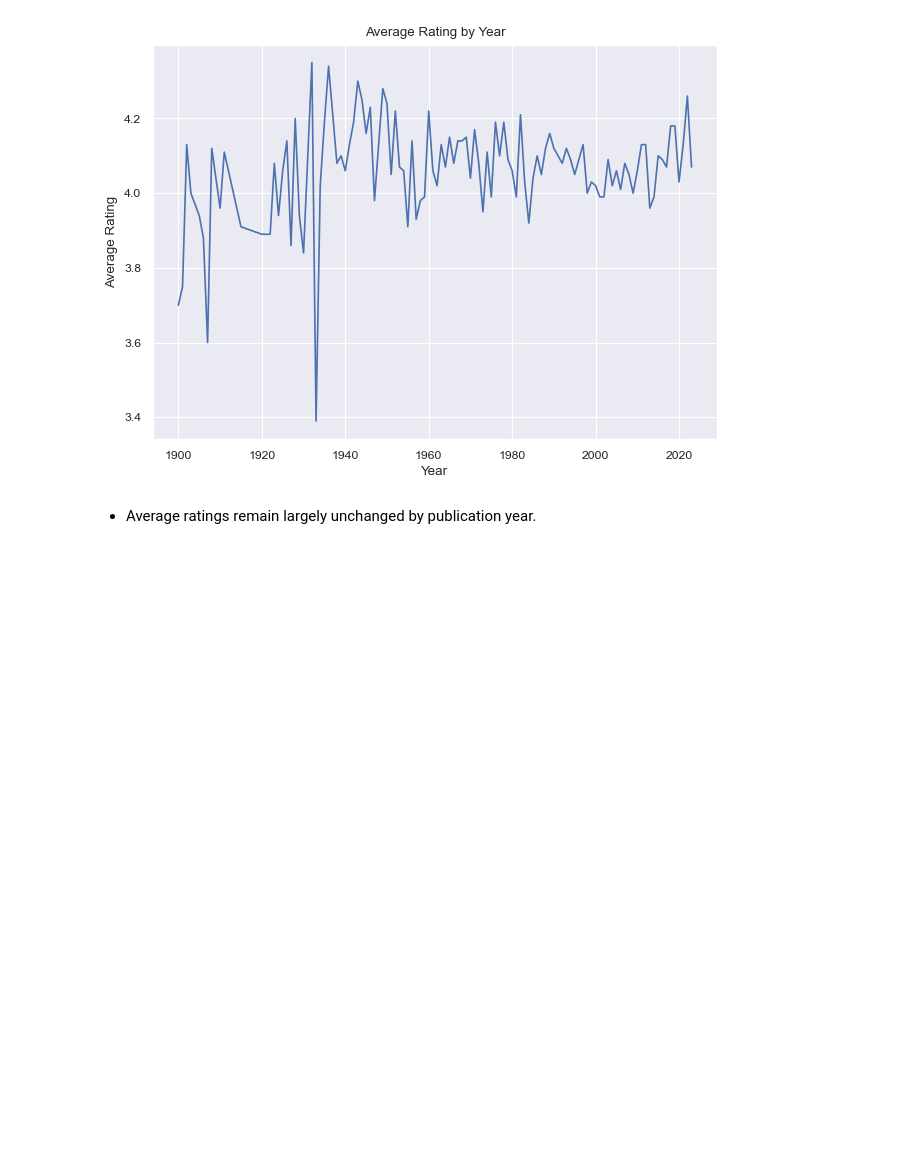
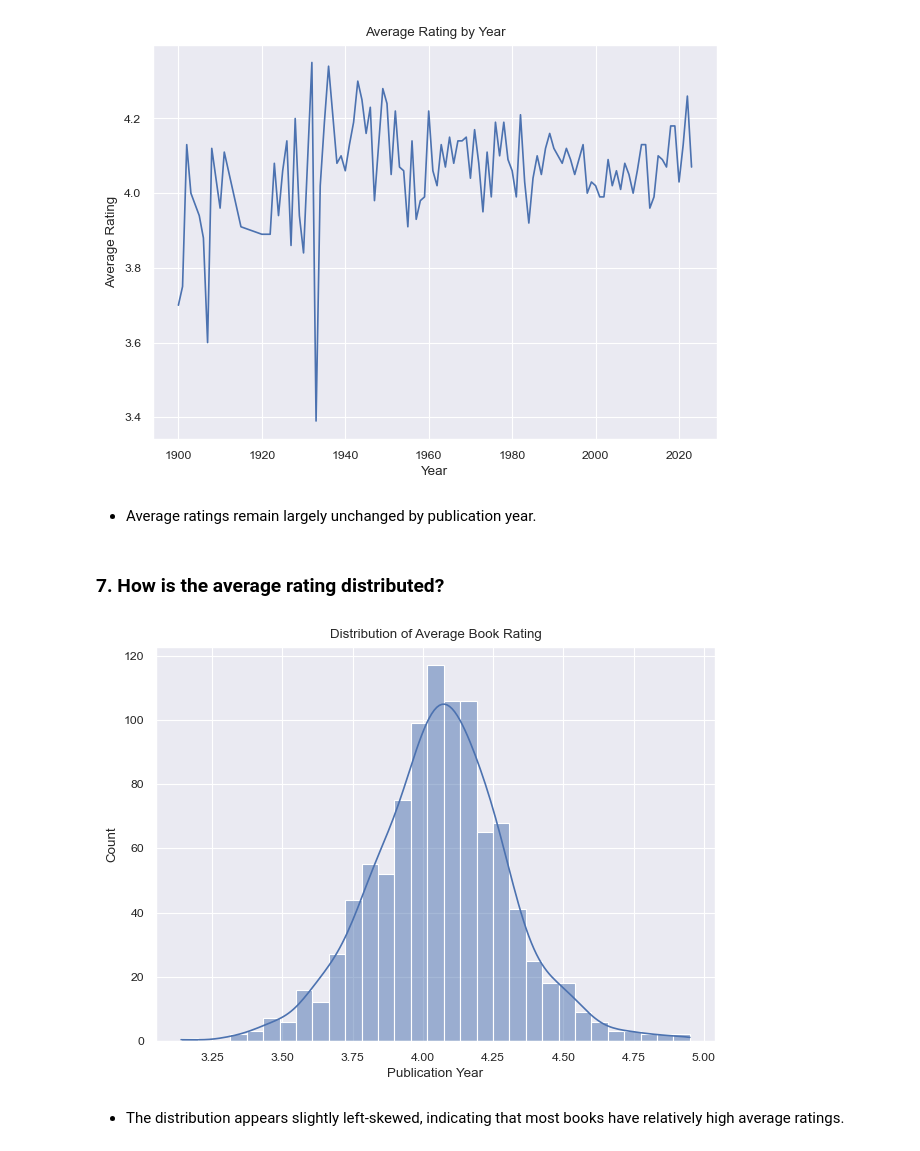
Before and after one commit to mo-chabane-tech/Data-Notebooks-And-Dashboards, a Jupyter notebook: Popular Books For Exchanging/Data Analysis Template.ipynb, the cells around one changed output. Saved outputs shown, nothing was run; the diff lists cells and outputs as text; code cells hidden in the pictures; blank space fills up the shorter version.

Commit message:
feat: visualize average rating distribution!.

```diff
--- a/Popular Books For Exchanging/Data Analysis Template.ipynb
+++ b/Popular Books For Exchanging/Data Analysis Template.ipynb
@@ -382,3 +382,15 @@ plt.show()
 [figure]
 # %% [markdown]
 - Average ratings remain largely unchanged by publication year.
+# %% [markdown]
+### 7. How is the average rating distributed?
+# %%
+sns.histplot(data=df, x="rating_average", kde=True)
+plt.title("Distribution of Average Book Rating")
+plt.xlabel("Publication Year")
+plt.tight_layout()
+plt.show()
+# %% [output]
+[figure, added]
+# %% [markdown]
+- The distribution appears slightly left‑skewed, indicating that most books have relatively high average ratings.
```
Also changed, not shown: parts of 1 cell of this notebook.
